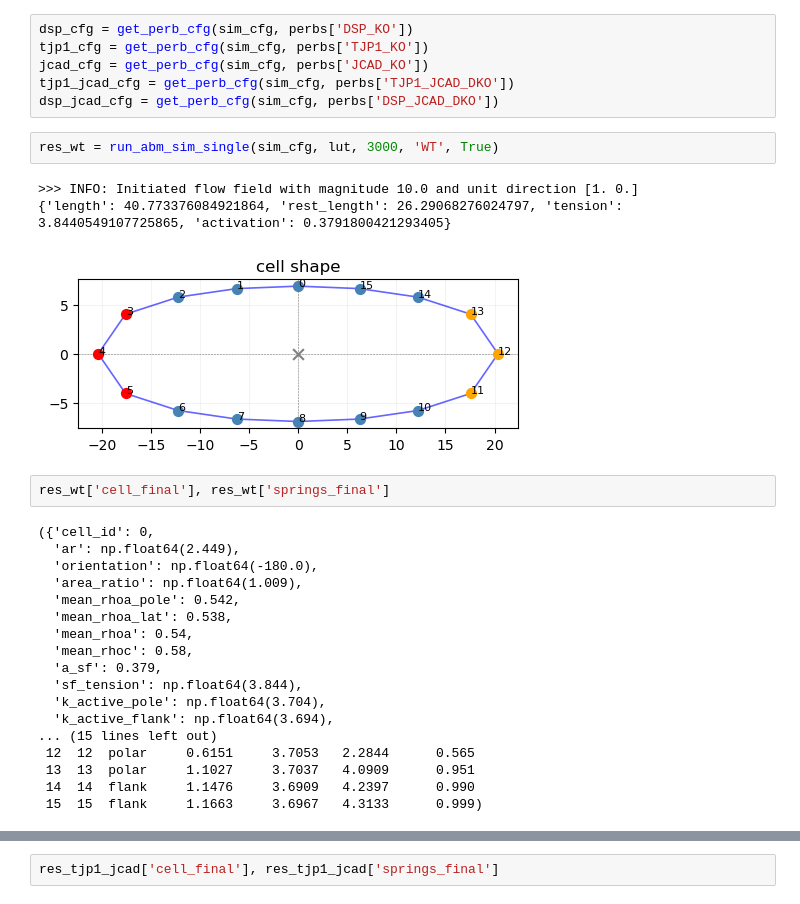
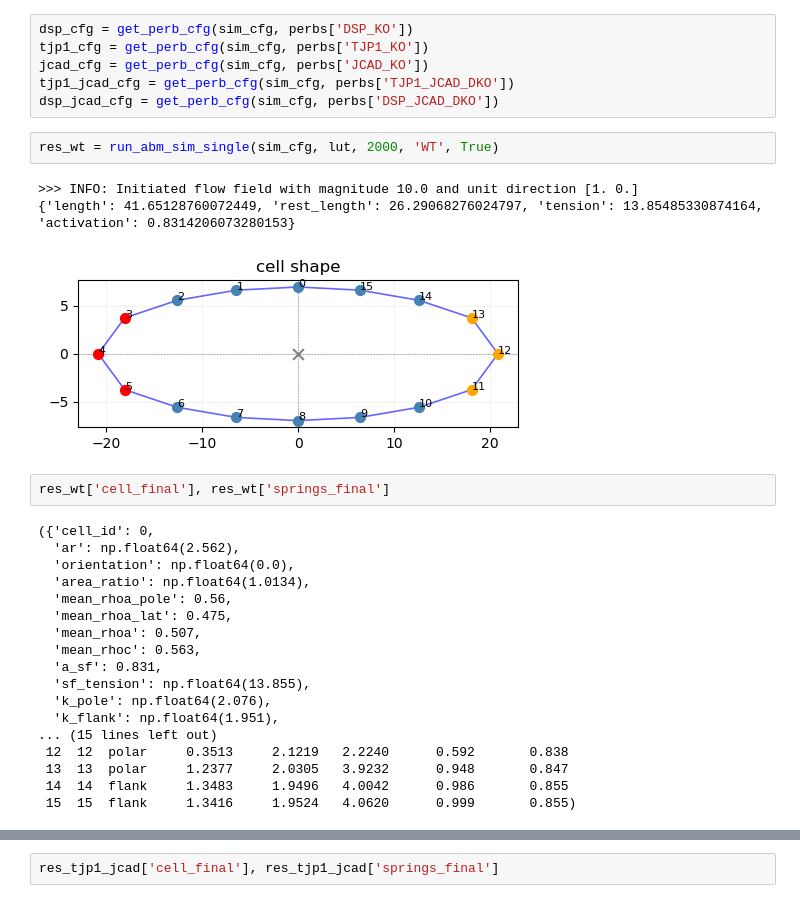
Before and after one commit to emilieyuu/endotehelial-masboss, a Jupyter notebook: notebooks/16_abm_runs.ipynb, the cells around one changed output, grey strips where cells are left out. Cells and saved outputs as stored; diff of their text form.

Commit message:
refactoring + implementin jakoc rho signalling to contractile activation regime for sf and spring.

```diff
--- a/notebooks/16_abm_runs.ipynb
+++ b/notebooks/16_abm_runs.ipynb
@@ -31,30 +31,30 @@ jcad_cfg = get_perb_cfg(sim_cfg, perbs['JCAD_KO'])
 tjp1_jcad_cfg = get_perb_cfg(sim_cfg, perbs['TJP1_JCAD_DKO'])
 dsp_jcad_cfg = get_perb_cfg(sim_cfg, perbs['DSP_JCAD_DKO'])
 # %%
-res_wt = run_abm_sim_single(sim_cfg, lut, 3000, 'WT', True)
+res_wt = run_abm_sim_single(sim_cfg, lut, 2000, 'WT', True)
 # %% [output]
 >>> INFO: Initiated flow field with magnitude 10.0 and unit direction [1. 0.]
-{'length': 40.773376084921864, 'rest_length': 26.29068276024797, 'tension': 3.8440549107725865, 'activation': 0.3791800421293405}
+{'length': 41.65128760072449, 'rest_length': 26.29068276024797, 'tension': 13.85485330874164, 'activation': 0.8314206073280153}
-[figure, old version]
+[figure, new version]
 # %%
 res_wt['cell_final'], res_wt['springs_final']
 # %% [output]
 ({'cell_id': 0,
-  'ar': np.float64(2.449),
-  'orientation': np.float64(-180.0),
-  'area_ratio': np.float64(1.009),
-  'mean_rhoa_pole': 0.542,
-  'mean_rhoa_lat': 0.538,
-  'mean_rhoa': 0.54,
-  'mean_rhoc': 0.58,
-  'a_sf': 0.379,
-  'sf_tension': np.float64(3.844),
-  'k_active_pole': np.float64(3.704),
-  'k_active_flank': np.float64(3.694),
+  'ar': np.float64(2.562),
+  'orientation': np.float64(0.0),
+  'area_ratio': np.float64(1.0134),
+  'mean_rhoa_pole': 0.56,
+  'mean_rhoa_lat': 0.475,
+  'mean_rhoa': 0.507,
+  'mean_rhoc': 0.563,
+  'a_sf': 0.831,
+  'sf_tension': np.float64(13.855),
+  'k_pole': np.float64(2.076),
+  'k_flank': np.float64(1.951),
 ... (15 lines left out)
- 12  12  polar     0.6151     3.7053   2.2844      0.565
- 13  13  polar     1.1027     3.7037   4.0909      0.951
- 14  14  flank     1.1476     3.6909   4.2397      0.990
- 15  15  flank     1.1663     3.6967   4.3133      0.999)
+ 12  12  polar     0.3513     2.1219   2.2240      0.592       0.838
+ 13  13  polar     1.2377     2.0305   3.9232      0.948       0.847
+ 14  14  flank     1.3483     1.9496   4.0042      0.986       0.855
+ 15  15  flank     1.3416     1.9524   4.0620      0.999       0.855)
 # %%
 res_jcad = run_abm_sim_single(jcad_cfg, lut, 3000, 'JCAD', True)
```
Also changed, not shown: parts of 10 cells of this notebook, 8 other files.
